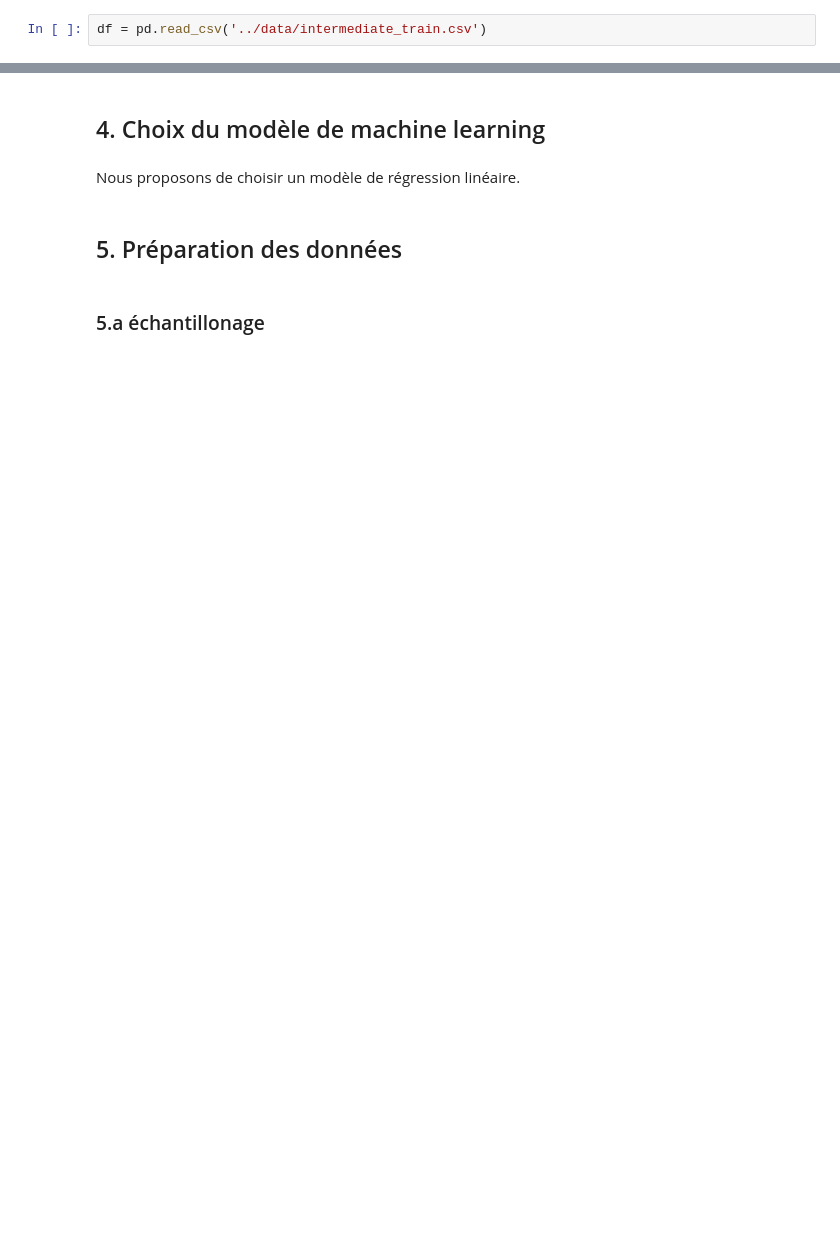
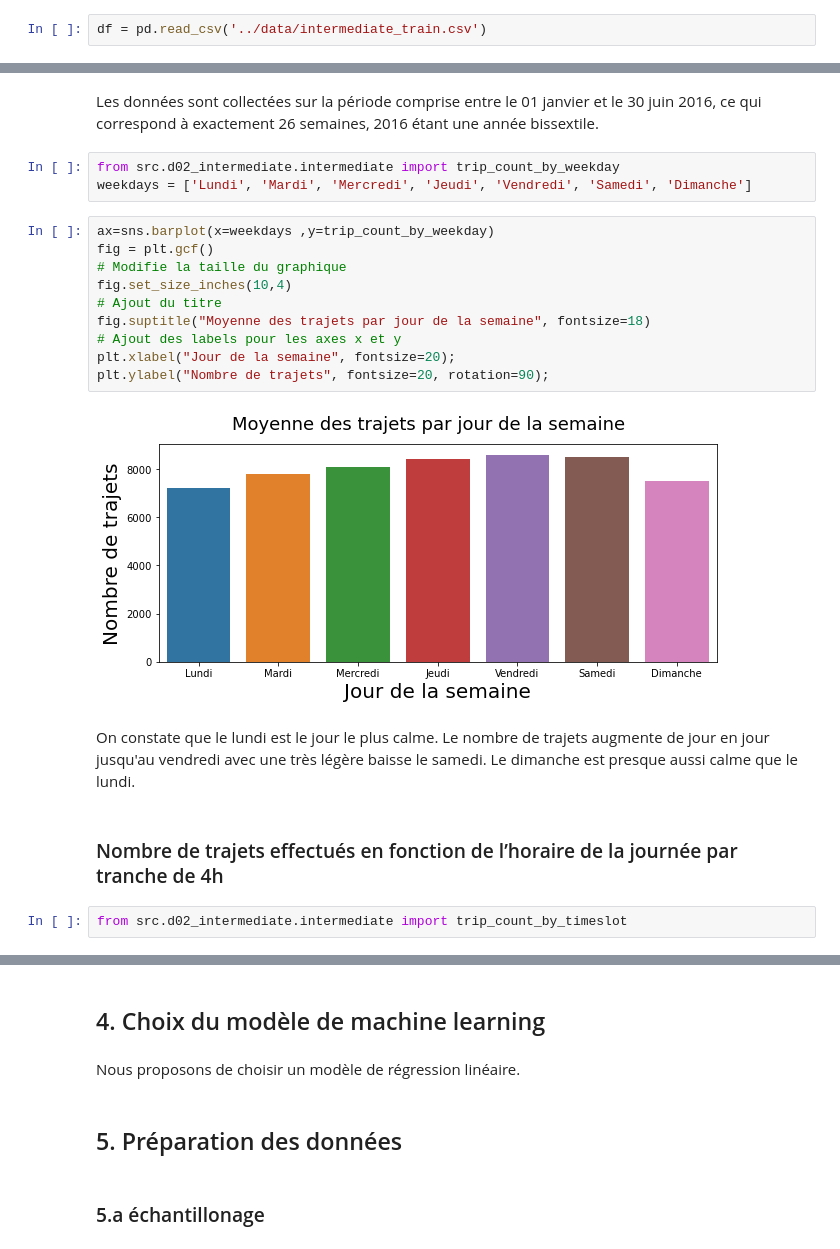
Before and after one commit to ATelders/taxi_traffic, a Jupyter notebook: notebooks/20210330-at-tm-initial-data-exploration.ipynb, the cells around one changed output, grey strips where cells are left out. Saved outputs shown, nothing was run; the diff lists cells and outputs as text; blank space fills up the shorter version.

```diff
--- a/notebooks/20210330-at-tm-initial-data-exploration.ipynb
+++ b/notebooks/20210330-at-tm-initial-data-exploration.ipynb
@@ -127,0 +157,23 @@ fig.set_size_inches(16,8)
+# %% [markdown]
+Les données sont collectées sur la période comprise entre le 01 janvier et le 30 juin 2016, ce qui correspond à exactement 26 semaines, 2016 étant une année bissextile.
+# %%
+from src.d02_intermediate.intermediate import trip_count_by_weekday
+weekdays = ['Lundi', 'Mardi', 'Mercredi', 'Jeudi', 'Vendredi', 'Samedi', 'Dimanche']
+# %%
+ax=sns.barplot(x=weekdays ,y=trip_count_by_weekday)
+fig = plt.gcf()
+# Modifie la taille du graphique
+fig.set_size_inches(10,4)
+# Ajout du titre
+fig.suptitle("Moyenne des trajets par jour de la semaine", fontsize=18)
+# Ajout des labels pour les axes x et y
+plt.xlabel("Jour de la semaine", fontsize=20);
+plt.ylabel("Nombre de trajets", fontsize=20, rotation=90);
+# %% [output]
+[figure, added]
+# %% [markdown]
+On constate que le lundi est le jour le plus calme. Le nombre de trajets augmente de jour en jour jusqu'au vendredi avec une très légère baisse le samedi. Le dimanche est presque aussi calme que le lundi.
+# %% [markdown]
+### Nombre de trajets effectués en fonction de l’horaire de la journée par tranche de 4h
+# %%
+from src.d02_intermediate.intermediate import trip_count_by_timeslot
```
Also changed, not shown: parts of 41 cells of this notebook, 4 other files.
